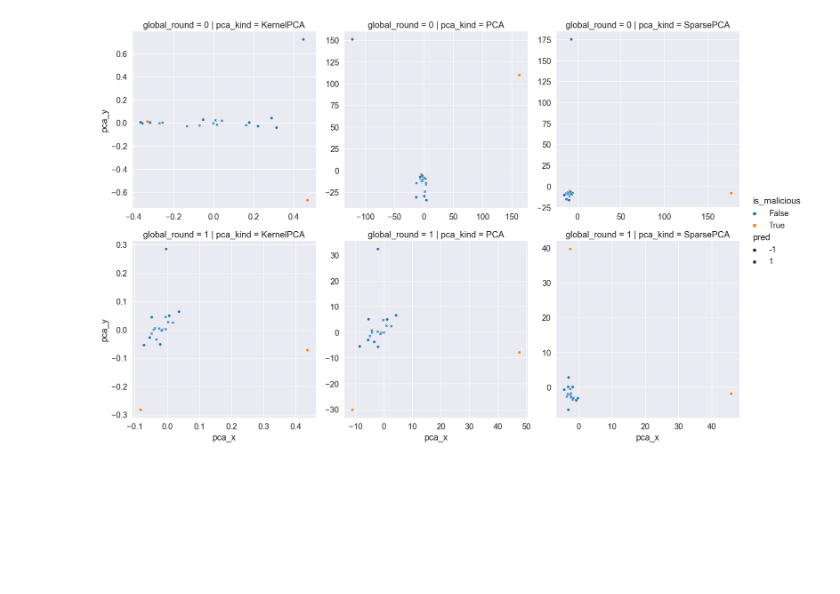
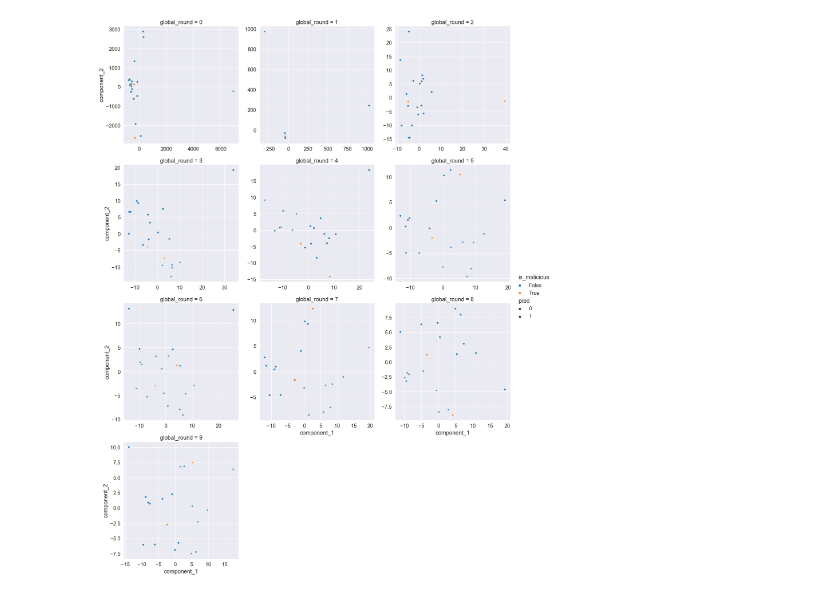
Before and after one commit to akathikar/Differential-Privacy-FL, a Jupyter notebook: notebooks/Experiment Plots.ipynb, the cells around one changed output. Drawn from its saved outputs; the diff is of its cells as text; code cells hidden in the pictures; blank space fills up the shorter version.

```diff
--- a/notebooks/Experiment Plots.ipynb
+++ b/notebooks/Experiment Plots.ipynb
@@ -19,16 +19,16 @@ df.head()
 # %%
 with sns.plotting_context("paper", font_scale=1.5):
     sns.relplot(
         df,
         kind="scatter",
-        x="pca_x",
-        y="pca_y",
-        row="global_round",
-        col="pca_kind",
+        x="component_1",
+        y="component_2",
+        col="global_round",
+        col_wrap=3,
         hue="is_malicious",
         style="pred",
         facet_kws=dict(sharex=False, sharey=False)
     )
     plt.show()
 # %% [output]
-[figure, old version]
+[figure, new version]
```
Also changed, not shown: parts of 5 cells of this notebook, 10 other files.
